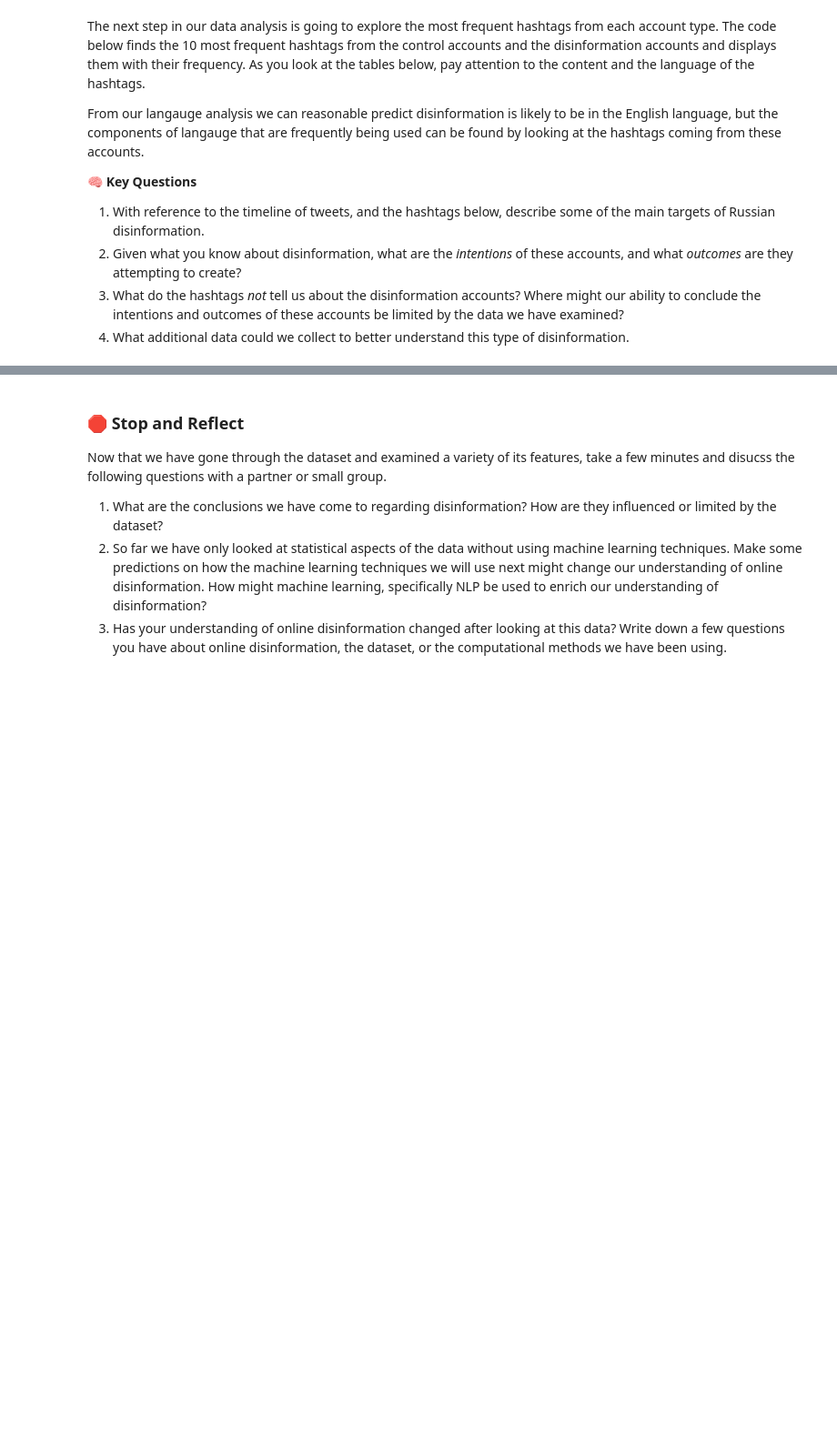
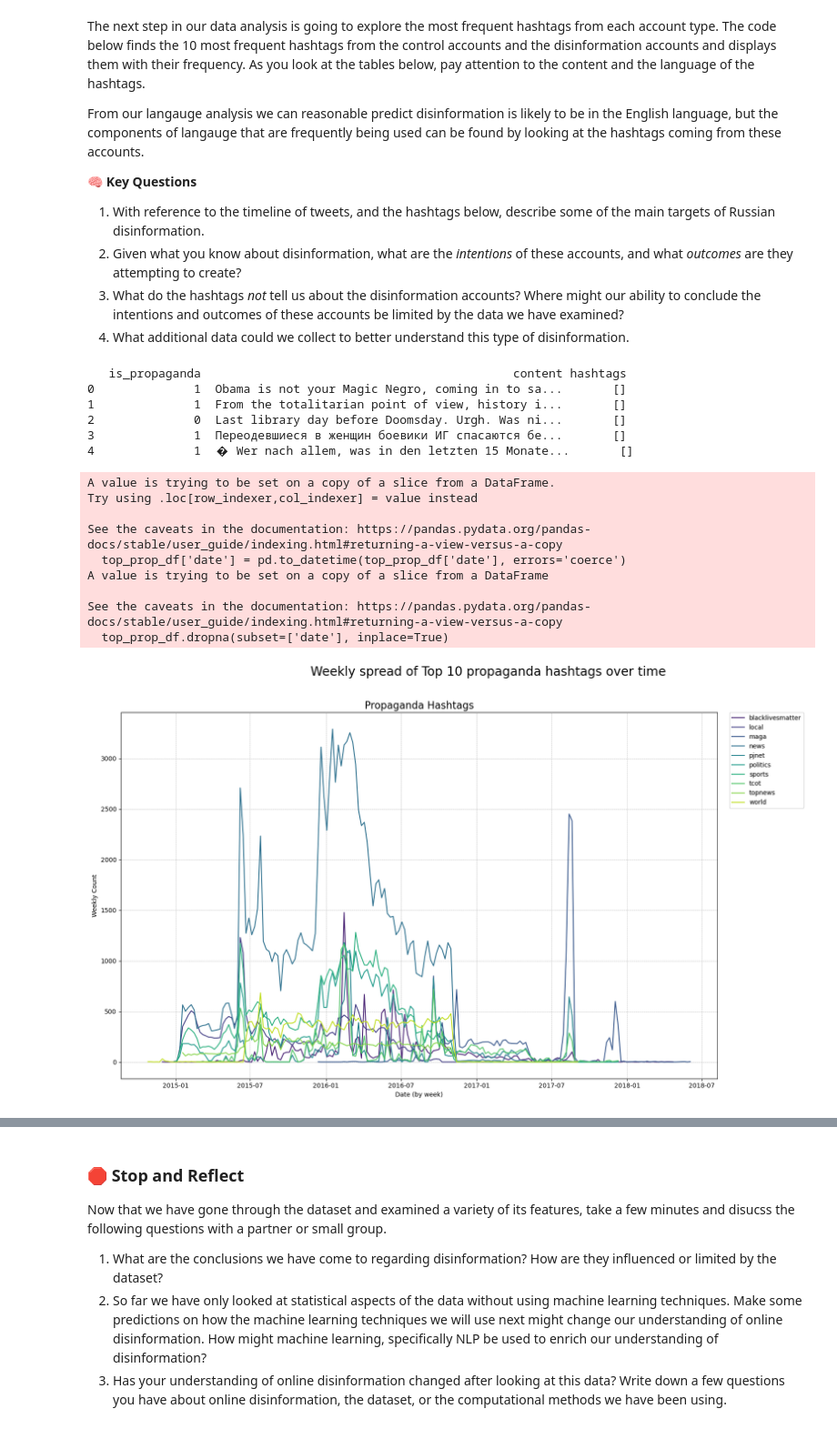
Before and after one commit to ubcecon/praxis-ubc, a Jupyter notebook: soci_270/soci_270_bert.ipynb, the cells around one changed output, grey strips where cells are left out. Shown at 91% size. Cells and saved outputs as stored; diff of their text form; code cells hidden in the pictures; blank space fills up the shorter version.

Commit message:
redid hashtag analysis

```diff
--- a/soci_270/soci_270_bert.ipynb
+++ b/soci_270/soci_270_bert.ipynb
@@ -407,28 +364,60 @@ From our langauge analysis we can reasonable predict disinformation is likely to
 3. What do the hashtags *not* tell us about the disinformation accounts? Where might our ability to conclude the intentions and outcomes of these accounts be limited by the data we have examined?
 4. What additional data could we collect to better understand this type of disinformation.
 # %%
+import pandas as pd
+import re
+import matplotlib.pyplot as plt
+import seaborn as sns
+from collections import Counter
 
-tweets_hs = tweets.explode('hashtags').rename(columns={'hashtags': 'hashtag'})
+tweets['content'] = tweets['content'].astype(str) # because some of the tweets aren't strings, apparently
+def extract_hashtags(text):
+    return re.findall(r'#(\w+)', text.lower())
 
-tweets_hs = tweets_hs[tweets_hs['hashtag'].notna() & (tweets_hs['hashtag'] != '')]
-tweets_hs['hashtag'] = tweets_hs['hashtag'].str.lower()
+tweets['hashtags'] = tweets['content'].apply(extract_hashtags)
+tweets['hashtags'] = tweets['hashtags'].apply(lambda hashtag_list: [tag for tag in hashtag_list if len(tag) > 3])
 
-top_io = (
-    tweets_hs[tweets_hs['account_type'] == 'IO']
-    .groupby('hashtag').size()
-    .nlargest(10)
-    .reset_index(name='count')
-)
-
-top_control = (
-    tweets_hs[tweets_hs['account_type'] == 'Control']
-    .groupby('hashtag').size()
-    .nlargest(10)
-    .reset_index(name='count')
-)
-
-print("Top 10 Hashtags - IO Accounts")
-display(top_io)
-
-print("\nTop 10 Hashtags - Control Accounts")
-display(top_control)
+print(tweets[['is_propaganda', 'content', 'hashtags']].head())
+# %% [output]
+   is_propaganda                                            content hashtags
+0              1  Obama is not your Magic Negro, coming in to sa...       []
+1              1  From the totalitarian point of view, history i...       []
+2              0  Last library day before Doomsday. Urgh. Was ni...       []
+3              1  Переодевшиеся в женщин боевики ИГ спасаются бе...       []
+4              1  � Wer nach allem, was in den letzten 15 Monate...       []
+# %%
+propaganda_tweets = tweets[tweets['is_propaganda'] == 1]
+propaganda_hashtags = propaganda_tweets.explode('hashtags')
+top_20_propaganda = propaganda_hashtags['hashtags'].value_counts().head(10)
+
+top_prop_list = top_20_propaganda.index.tolist()
+top_prop_df = propaganda_hashtags[propaganda_hashtags['hashtags'].isin(top_prop_list)]
+top_prop_df['date'] = pd.to_datetime(top_prop_df['date'], errors='coerce')
+top_prop_df.dropna(subset=['date'], inplace=True)
+
+prop_weekly = top_prop_df.groupby('hashtags').resample('W', on='date').size().reset_index(name='count')
+
+fig, ax = plt.subplots(1, 1, figsize=(18, 10))
+fig.suptitle('Weekly spread of Top 10 propaganda hashtags over time', fontsize=20)
+
+sns.lineplot(ax=ax, data=prop_weekly, x='date', y='count', hue='hashtags', palette='viridis')
+plt.yscale('log', base=10)
+ax.set_title('Propaganda Hashtags', fontsize=16)
+ax.set_xlabel('Date (by week)')
+ax.set_ylabel('Weekly Count')
+ax.legend(bbox_to_anchor=(1.02, 1), loc='upper left', borderaxespad=0.)
+ax.grid(True, which='both', linestyle='--', linewidth=0.5)
+
+plt.tight_layout(rect=[0, 0, 0.9, 0.96])
+plt.show()
+# %% [output]
+A value is trying to be set on a copy of a slice from a DataFrame.
+Try using .loc[row_indexer,col_indexer] = value instead
+
+See the caveats in the documentation: https://pandas.pydata.org/pandas-docs/stable/user_guide/indexing.html#returning-a-view-versus-a-copy
+  top_prop_df['date'] = pd.to_datetime(top_prop_df['date'], errors='coerce')
+A value is trying to be set on a copy of a slice from a DataFrame
+
+See the caveats in the documentation: https://pandas.pydata.org/pandas-docs/stable/user_guide/indexing.html#returning-a-view-versus-a-copy
+  top_prop_df.dropna(subset=['date'], inplace=True)
+[figure, added]
```
Also changed, not shown: parts of 15 cells of this notebook.
